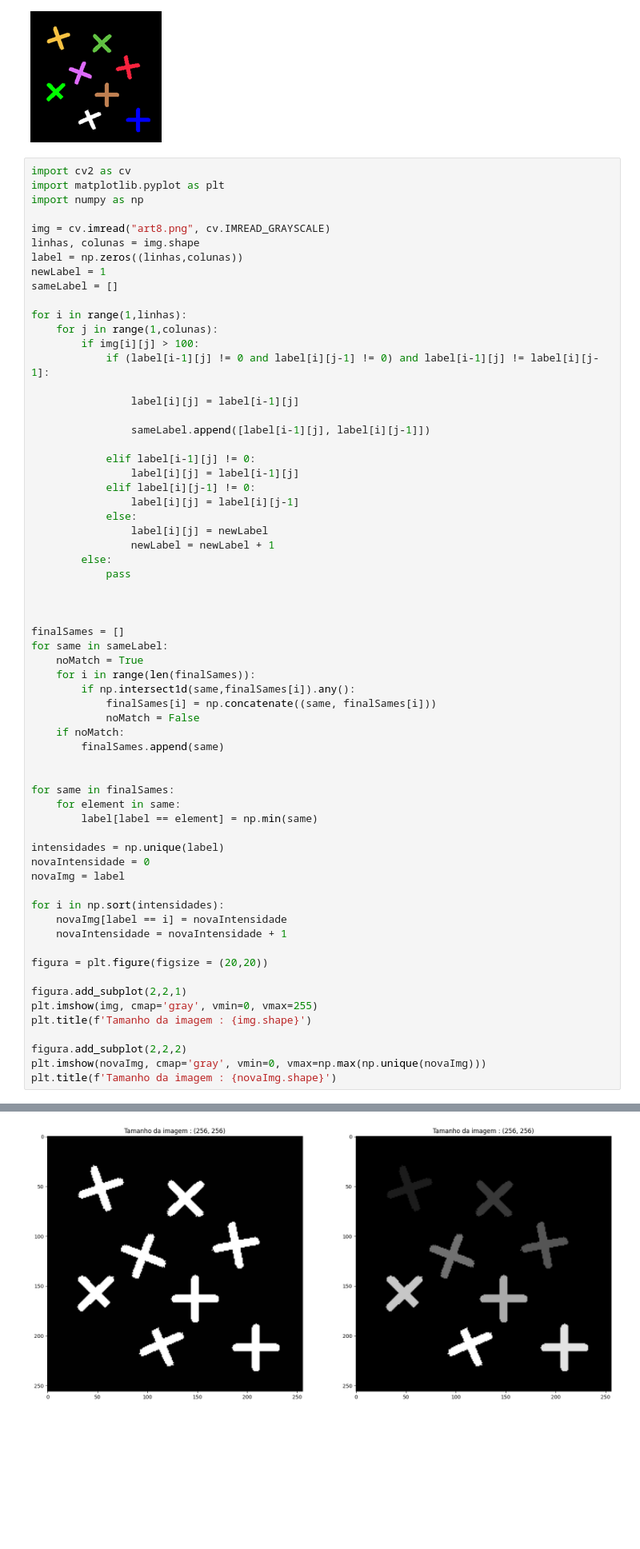
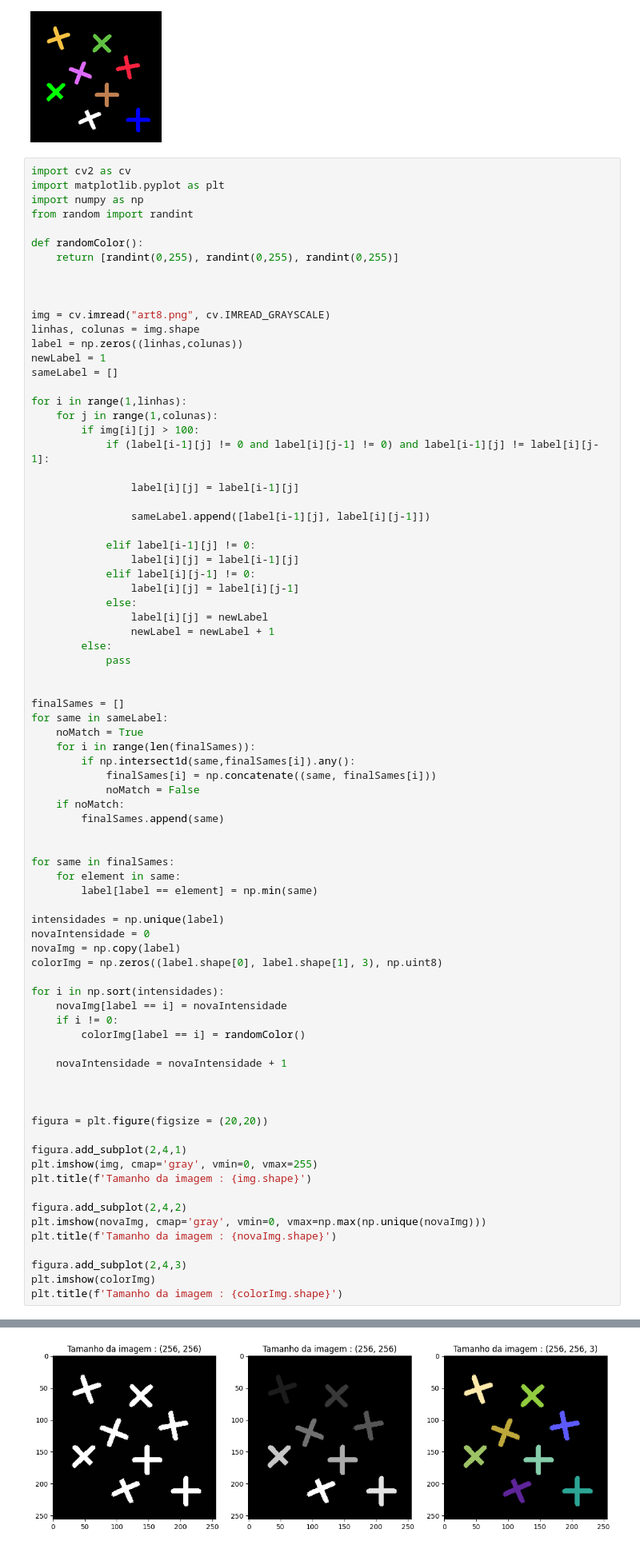
Before and after one commit to pedrohrpc/gsi058_t1_pedro.procopio, a Jupyter notebook: Lab02 - Connected Components/lab03.ipynb, the cells around one changed output, grey strips where cells are left out. Shown: that part at 80% size. Saved outputs shown, nothing was run; the diff lists cells and outputs as text; blank space fills up the shorter version.

Commit message:
Imagens coloridas

```diff
--- a/Lab02 - Connected Components/lab03.ipynb
+++ b/Lab02 - Connected Components/lab03.ipynb
@@ -15,6 +15,12 @@ art8lab2.png:
 import cv2 as cv
 import matplotlib.pyplot as plt
 import numpy as np
+from random import randint
+
+def randomColor():
+    return [randint(0,255), randint(0,255), randint(0,255)]
+
+
 
 img = cv.imread("art8.png", cv.IMREAD_GRAYSCALE)
 linhas, colunas = img.shape
@@ -42,7 +48,6 @@ for i in range(1,linhas):
             pass
 
 
-
 finalSames = []
 for same in sameLabel:
     noMatch = True
@@ -60,19 +65,29 @@ for same in finalSames:
 
 intensidades = np.unique(label)
 novaIntensidade = 0
-novaImg = label
+novaImg = np.copy(label)
+colorImg = np.zeros((label.shape[0], label.shape[1], 3), np.uint8)
 
 for i in np.sort(intensidades):
     novaImg[label == i] = novaIntensidade
+    if i != 0:
+        colorImg[label == i] = randomColor()
+
     novaIntensidade = novaIntensidade + 1
+
+
 
 figura = plt.figure(figsize = (20,20))
 
-figura.add_subplot(2,2,1)
+figura.add_subplot(2,4,1)
 plt.imshow(img, cmap='gray', vmin=0, vmax=255)
 plt.title(f'Tamanho da imagem : {img.shape}')
 
-figura.add_subplot(2,2,2)
+figura.add_subplot(2,4,2)
 plt.imshow(novaImg, cmap='gray', vmin=0, vmax=np.max(np.unique(novaImg)))
 plt.title(f'Tamanho da imagem : {novaImg.shape}')
+
+figura.add_subplot(2,4,3)
+plt.imshow(colorImg)
+plt.title(f'Tamanho da imagem : {colorImg.shape}')
 # %% [output]
@@ -80,4 +95,4 @@ Text(0.5, 1.0, 'Tamanho da imagem : (256, 256)')
-[figure, old version]
+[figure, new version]
 # %% [markdown]
 2. Calcule o número de objetos da imagem clc3.png. Note que antes será necessário binarizar a imagem. Para isso, considere um limiar (*threshold*) de 67, isto é, valores acima de 67 na imagem original recebem zero, e os abaixo recebem 1 (o que resulta na imagem clc3thr1.png).
 
```
Also changed, not shown: parts of 2 cells of this notebook.
